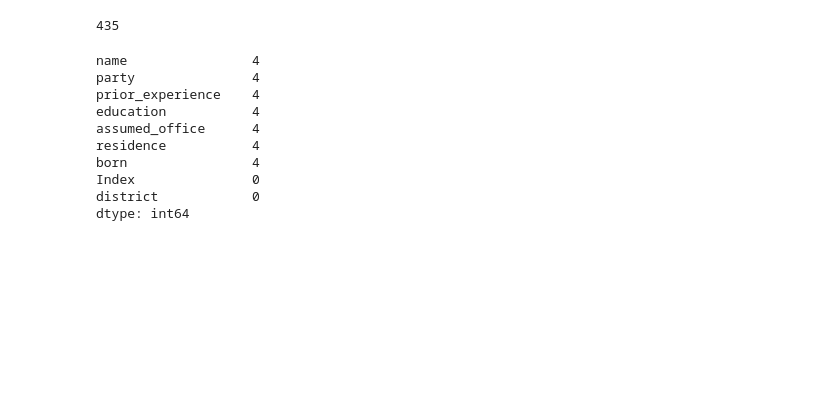
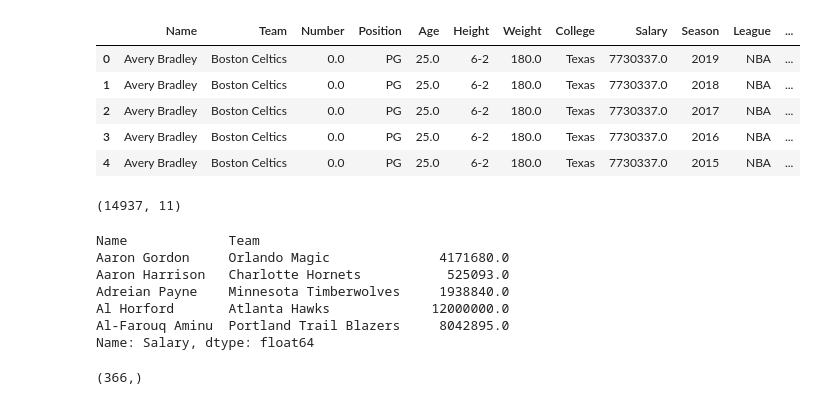
Before and after one commit to wangweiching/data-science-project-8, a Jupyter notebook: data-exploration.ipynb, the cells around one changed output. Saved outputs shown, nothing was run; the diff lists cells and outputs as text; code cells hidden in the pictures; blank space fills up the shorter version.

```diff
--- a/data-exploration.ipynb
+++ b/data-exploration.ipynb
@@ -35,0 +67,2 @@ pd.DataFrame(df.dtypes, columns=["DataType"])
+# %%
+df3 = df3.drop(df3.columns[[0, 1, 4, 5, 6, 7, 8]], axis=1)
@@ -52,19 +109,0 @@ df.columns = df.columns.str.rstrip()
-# %%
-#how many rows
-df.shape[0]
-# %% [output]
-435
-# %%
-#how many rows missing data
-df.isnull().sum().sort_values(ascending=False)
-# %% [output]
-name                4
-party               4
-prior_experience    4
-education           4
-assumed_office      4
-residence           4
-born                4
-Index               0
-district            0
-dtype: int64
@@ -75,0 +113,27 @@ df['clean_born'] = df['clean_born'].astype('str')
+# %%
+joined_df.head()
+# %% [output]
+|  | Name | Team | Number | Position | Age | Height | Weight | College | Salary | Season | League | ... |
+| 0 | Avery Bradley | Boston Celtics | 0.0 | PG | 25.0 | 6-2 | 180.0 | Texas | 7730337.0 | 2019 | NBA | ... |
+| 1 | Avery Bradley | Boston Celtics | 0.0 | PG | 25.0 | 6-2 | 180.0 | Texas | 7730337.0 | 2018 | NBA | ... |
+| 2 | Avery Bradley | Boston Celtics | 0.0 | PG | 25.0 | 6-2 | 180.0 | Texas | 7730337.0 | 2017 | NBA | ... |
+| 3 | Avery Bradley | Boston Celtics | 0.0 | PG | 25.0 | 6-2 | 180.0 | Texas | 7730337.0 | 2016 | NBA | ... |
+| 4 | Avery Bradley | Boston Celtics | 0.0 | PG | 25.0 | 6-2 | 180.0 | Texas | 7730337.0 | 2015 | NBA | ... |
+# %%
+joined_df.shape
+# %% [output]
+(14937, 11)
+# %%
+data2.head()
+# %% [output]
+Name             Team
+Aaron Gordon     Orlando Magic              4171680.0
+Aaron Harrison   Charlotte Hornets           525093.0
+Adreian Payne    Minnesota Timberwolves     1938840.0
+Al Horford       Atlanta Hawks             12000000.0
+Al-Farouq Aminu  Portland Trail Blazers     8042895.0
+Name: Salary, dtype: float64
+# %%
+data2.shape
+# %% [output]
+(366,)
```
Also changed, not shown: parts of 76 cells of this notebook, 4 other files.
